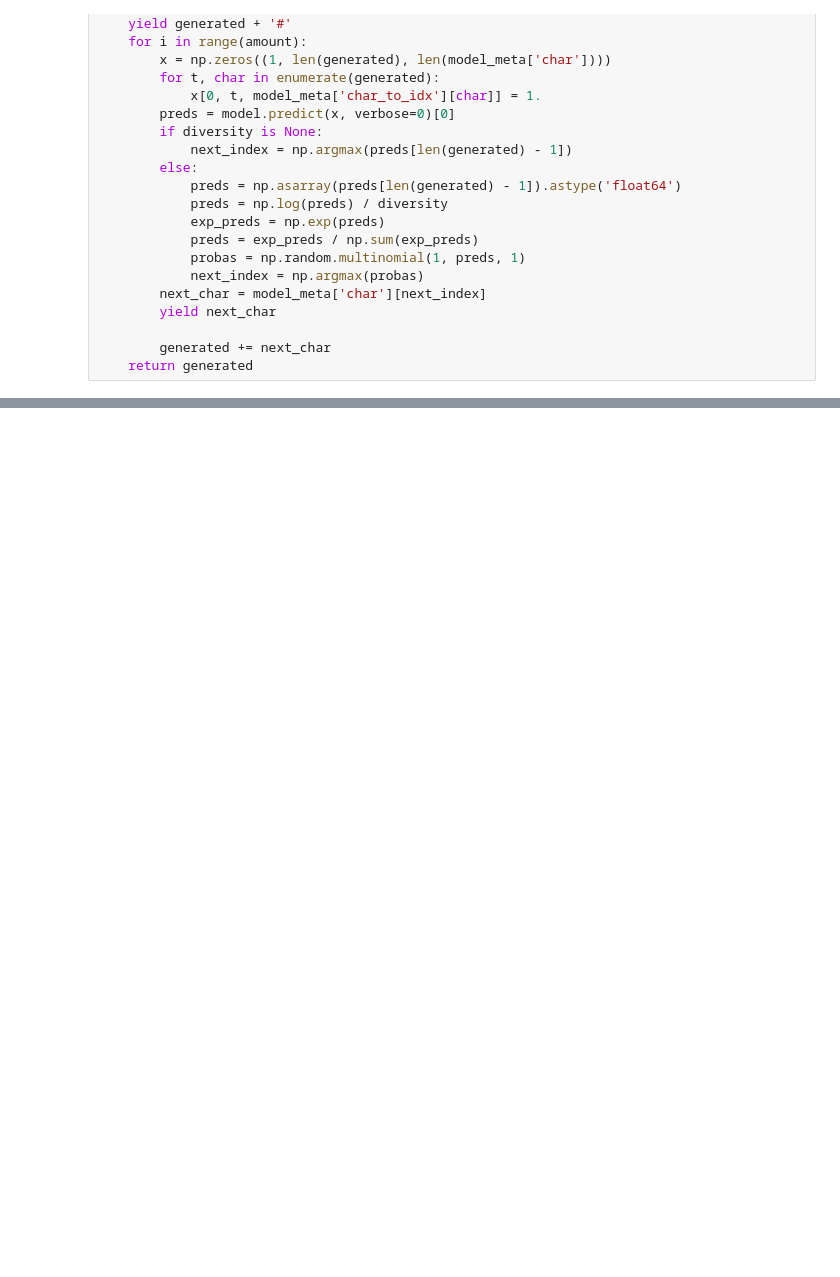
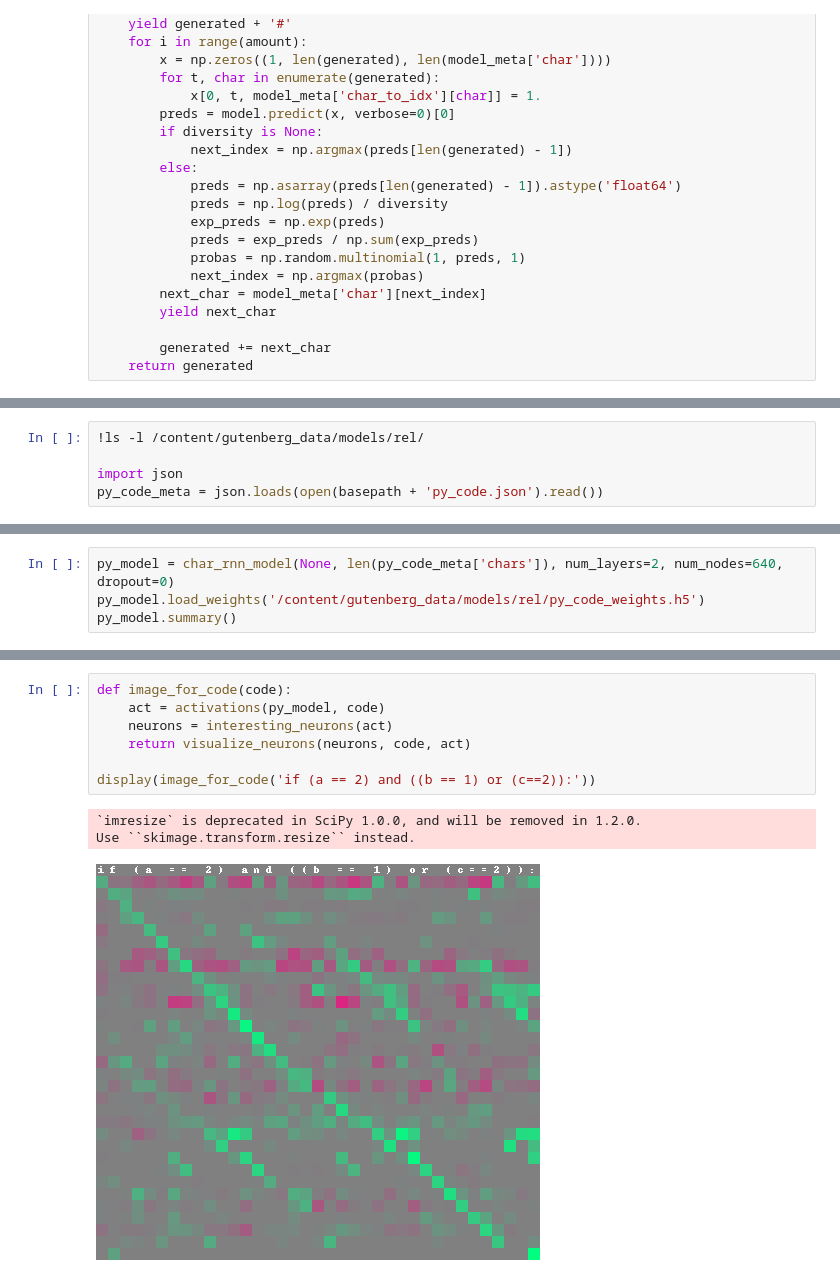
Before and after one commit to ikishorek/DL-Cookbook, a Jupyter notebook: ch_5/05_1_Generating_Text_in_the_Style_of_an_Example_Text_inference.ipynb, the cells around one changed output, grey strips where cells are left out. Cells and saved outputs as stored; diff of their text form; blank space fills up the shorter version.

```diff
--- a/ch_5/05_1_Generating_Text_in_the_Style_of_an_Example_Text_inference.ipynb
+++ b/ch_5/05_1_Generating_Text_in_the_Style_of_an_Example_Text_inference.ipynb
@@ -339,0 +366,5 @@ sleeping of the country, and the seventh and fire; and there is a
+# %%
+!ls -l /content/gutenberg_data/models/rel/
+
+import json
+py_code_meta = json.loads(open(basepath + 'py_code.json').read())
@@ -339,0 +385,4 @@ sleeping of the country, and the seventh and fire; and there is a
+# %%
+py_model = char_rnn_model(None, len(py_code_meta['chars']), num_layers=2, num_nodes=640, dropout=0)
+py_model.load_weights('/content/gutenberg_data/models/rel/py_code_weights.h5')
+py_model.summary()
@@ -339,0 +554,11 @@ sleeping of the country, and the seventh and fire; and there is a
+# %%
+def image_for_code(code):
+    act = activations(py_model, code)
+    neurons = interesting_neurons(act)
+    return visualize_neurons(neurons, code, act)
+
+display(image_for_code('if (a == 2) and ((b == 1) or (c==2)):'))
+# %% [output]
+`imresize` is deprecated in SciPy 1.0.0, and will be removed in 1.2.0.
+Use ``skimage.transform.resize`` instead.
+[figure, added]
```
Also changed, not shown: parts of 29 cells of this notebook, 1 other file.
